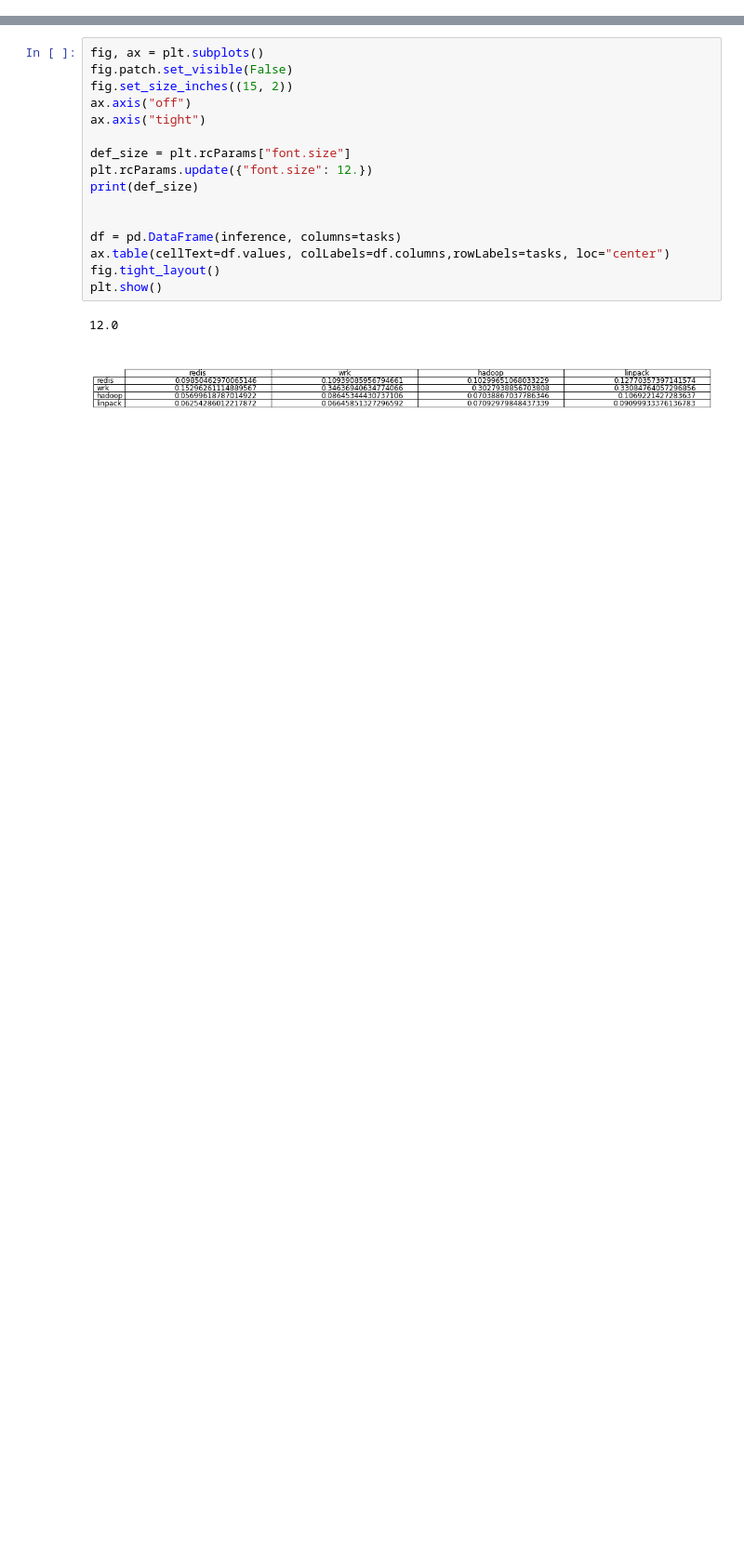
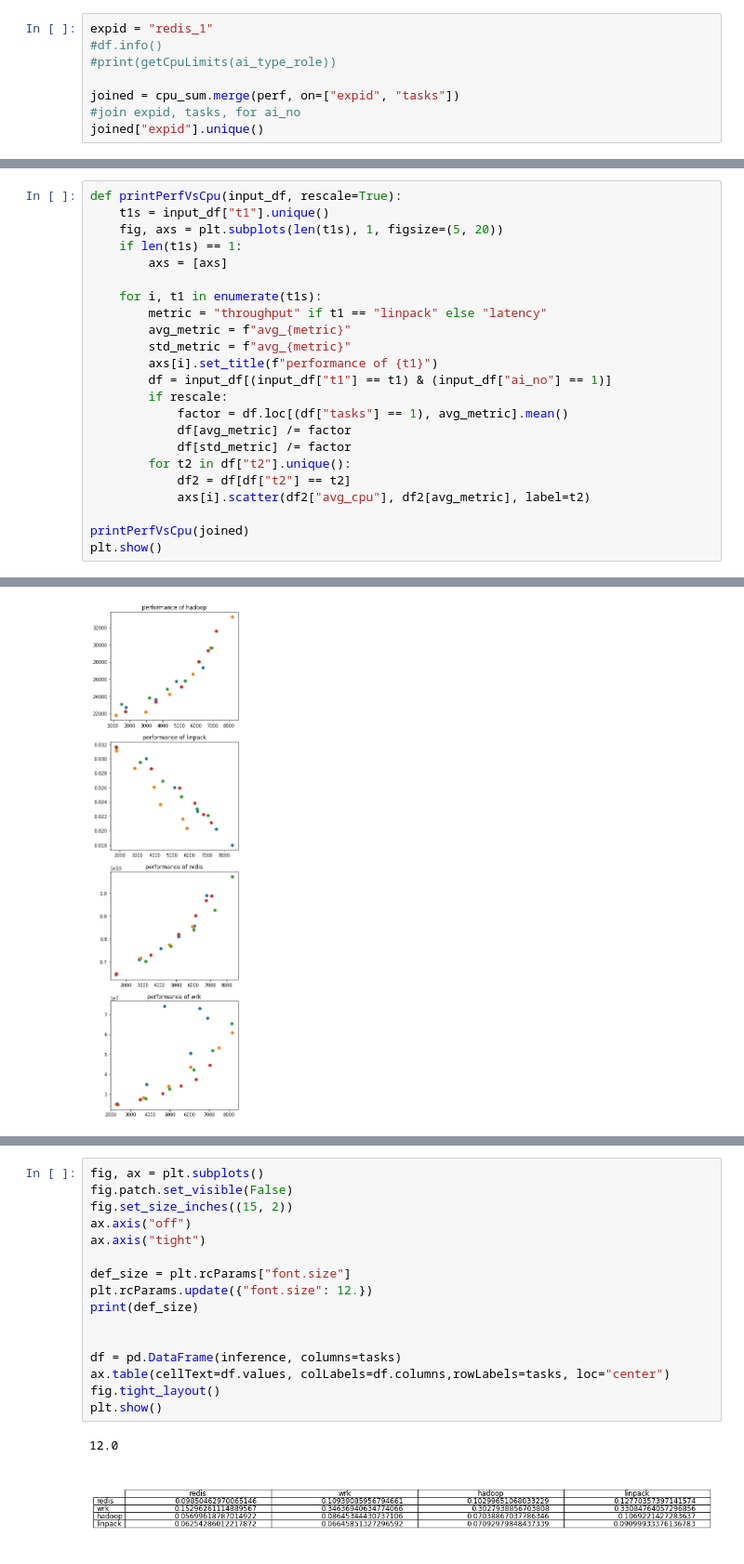
Before and after one commit to pawelzell/cbtool, a Jupyter notebook: myscripts/Interference observation.ipynb, the cells around one changed output, grey strips where cells are left out. Shown: that part at 93% size. Cells and saved outputs as stored; diff of their text form; blank space fills up the shorter version.

```diff
--- a/myscripts/Interference observation.ipynb
+++ b/myscripts/Interference observation.ipynb
@@ -270,0 +369,8 @@ wrk_1
+# %%
+expid = "redis_1"
+#df.info()
+#print(getCpuLimits(ai_type_role))
+
+joined = cpu_sum.merge(perf, on=["expid", "tasks"])
+#join expid, tasks, for ai_no
+joined["expid"].unique()
@@ -270,0 +383,24 @@ wrk_1
+# %%
+def printPerfVsCpu(input_df, rescale=True):
+    t1s = input_df["t1"].unique()
+    fig, axs = plt.subplots(len(t1s), 1, figsize=(5, 20))
+    if len(t1s) == 1:
+        axs = [axs]
+
+    for i, t1 in enumerate(t1s):
+        metric = "throughput" if t1 == "linpack" else "latency"
+        avg_metric = f"avg_{metric}"
+        std_metric = f"avg_{metric}"
+        axs[i].set_title(f"performance of {t1}")
+        df = input_df[(input_df["t1"] == t1) & (input_df["ai_no"] == 1)]
+        if rescale:
+            factor = df.loc[(df["tasks"] == 1), avg_metric].mean()
+            df[avg_metric] /= factor
+            df[std_metric] /= factor
+        for t2 in df["t2"].unique():
+            df2 = df[df["t2"] == t2]
+            axs[i].scatter(df2["avg_cpu"], df2[avg_metric], label=t2)
+
+printPerfVsCpu(joined)
+plt.show()
+# %% [output]
@@ -271,3 +417,4 @@ wrk_1
+[figure, added]
 # %%
 """
 # TODO print cost function
```
Also changed, not shown: parts of 19 cells of this notebook, 1 other file.
